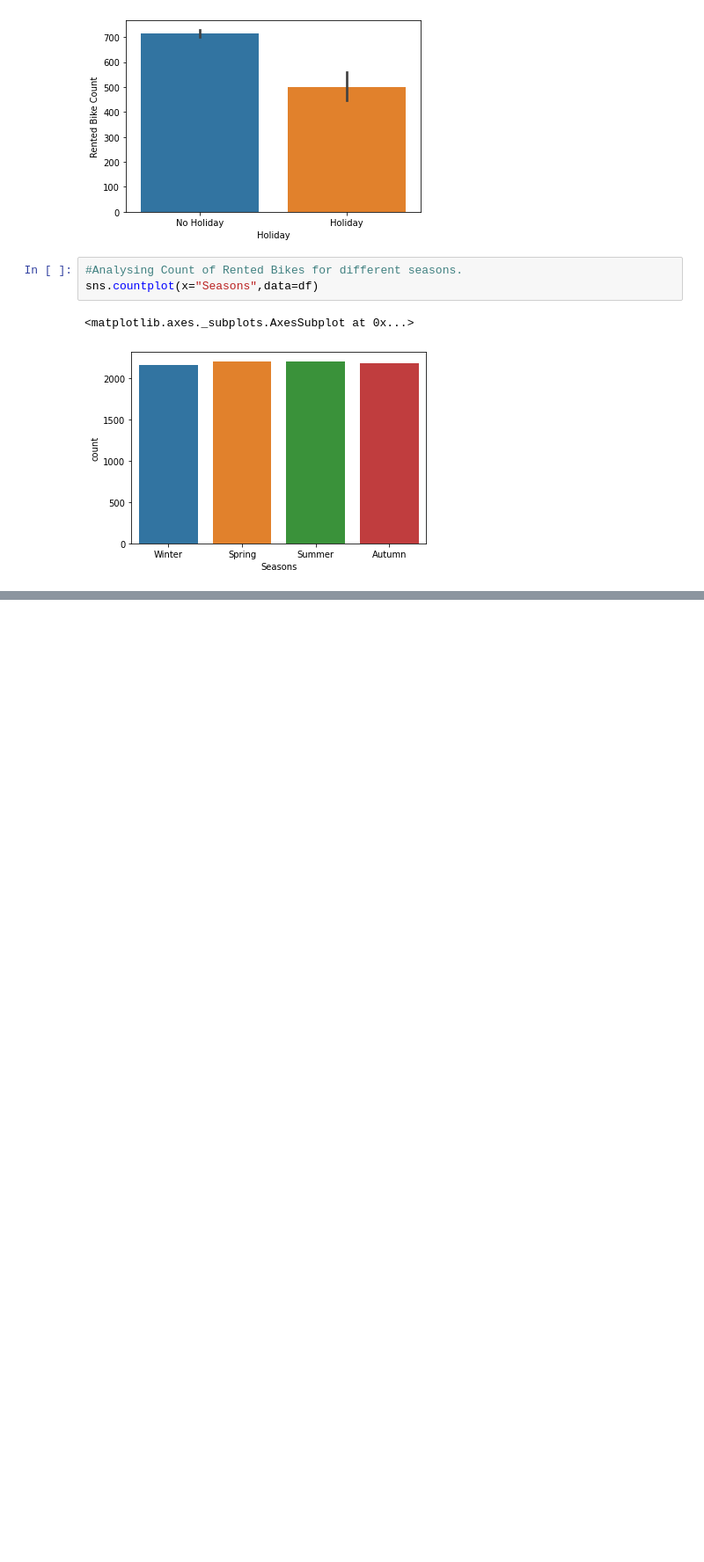
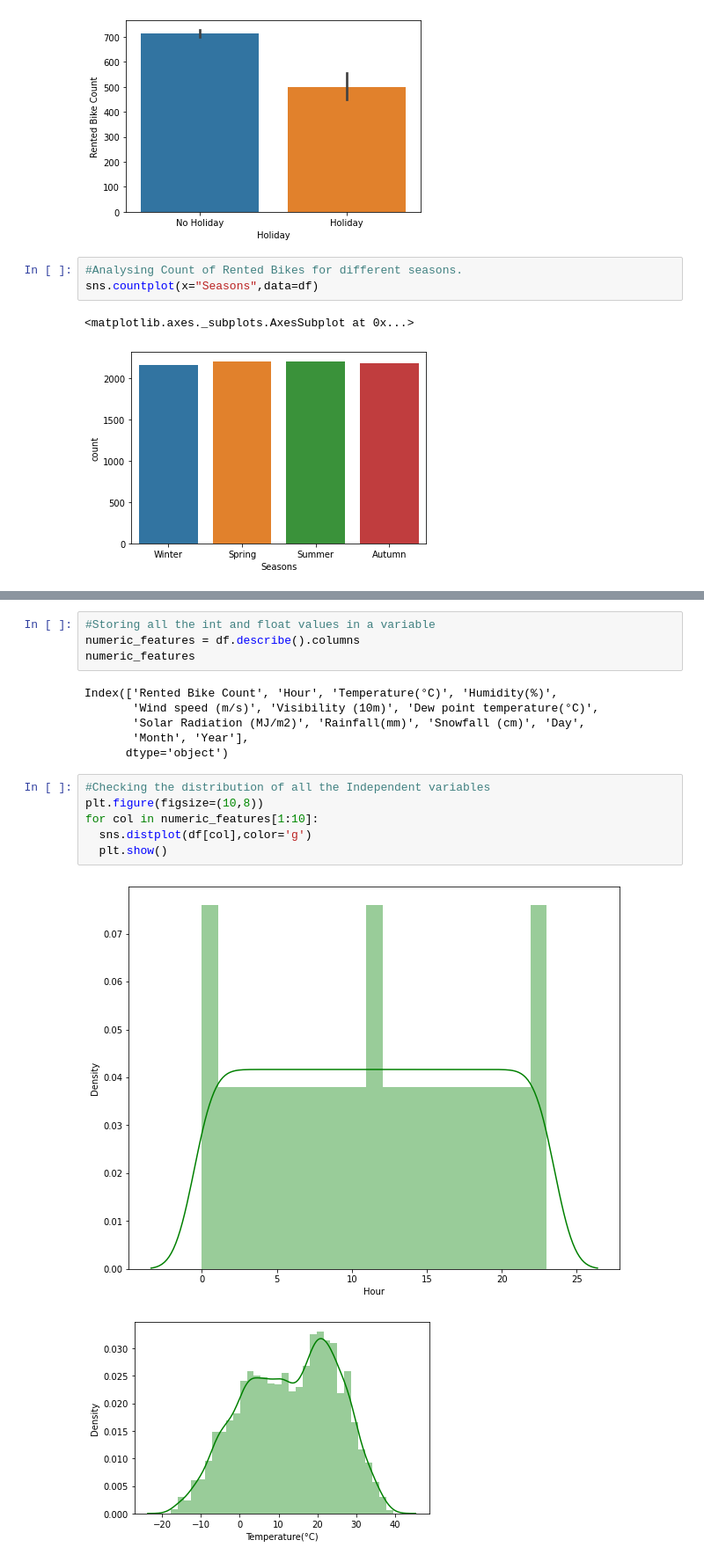
Before and after one commit to pranilthorat/Seoul-Bike-Sharing-Demand-Prediction, a Jupyter notebook: Github_for_capstone_project=2.ipynb, the cells around one changed output, grey strips where cells are left out. Shown at 88% size. Drawn from its saved outputs; the diff is of its cells as text; blank space fills up the shorter version.

```diff
--- a/Github_for_capstone_project=2.ipynb
+++ b/Github_for_capstone_project=2.ipynb
@@ -199,0 +214,19 @@ sns.countplot(x="Seasons",data=df)
+# %%
+#Storing all the int and float values in a variable
+numeric_features = df.describe().columns
+numeric_features
+# %% [output]
+Index(['Rented Bike Count', 'Hour', 'Temperature(°C)', 'Humidity(%)',
+       'Wind speed (m/s)', 'Visibility (10m)', 'Dew point temperature(°C)',
+       'Solar Radiation (MJ/m2)', 'Rainfall(mm)', 'Snowfall (cm)', 'Day',
+       'Month', 'Year'],
+      dtype='object')
+# %%
+#Checking the distribution of all the Independent variables
+plt.figure(figsize=(10,8))
+for col in numeric_features[1:10]:
+  sns.distplot(df[col],color='g')
+  plt.show()
+# %% [output]
+[figure, added]
+[figure, added]
```
Also changed, not shown: parts of 32 cells of this notebook.
